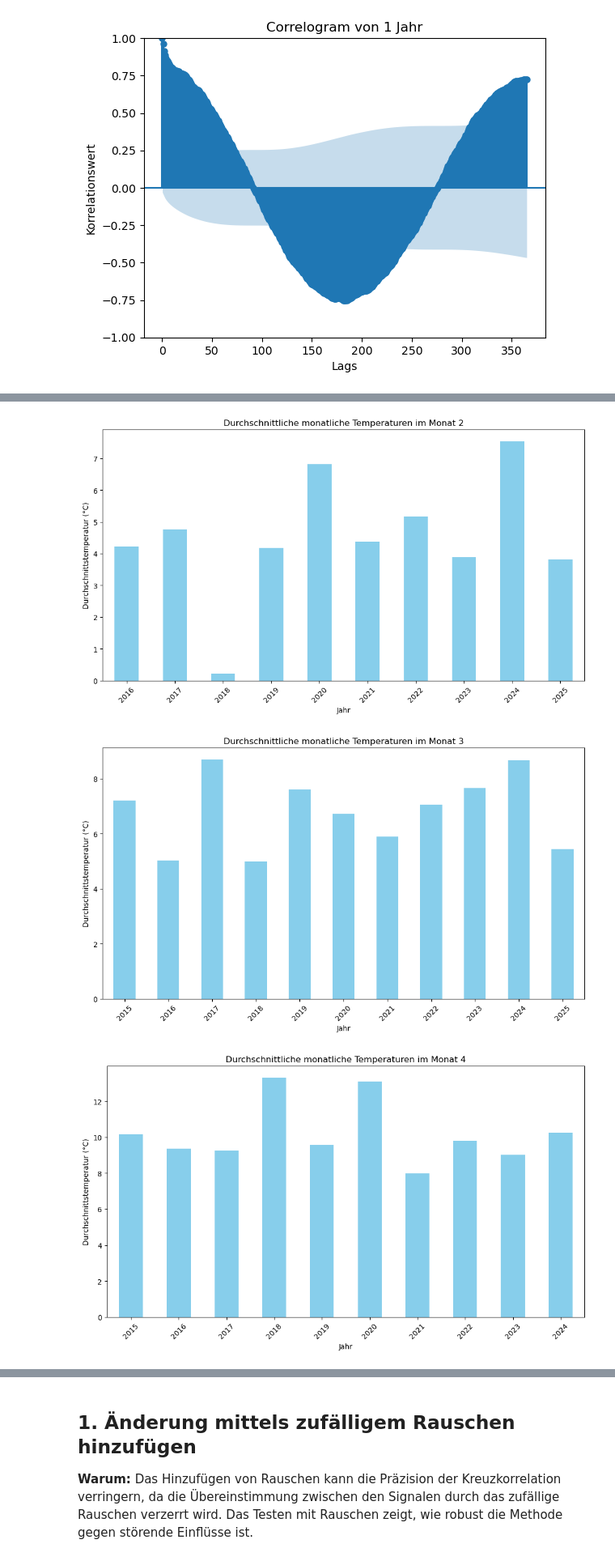
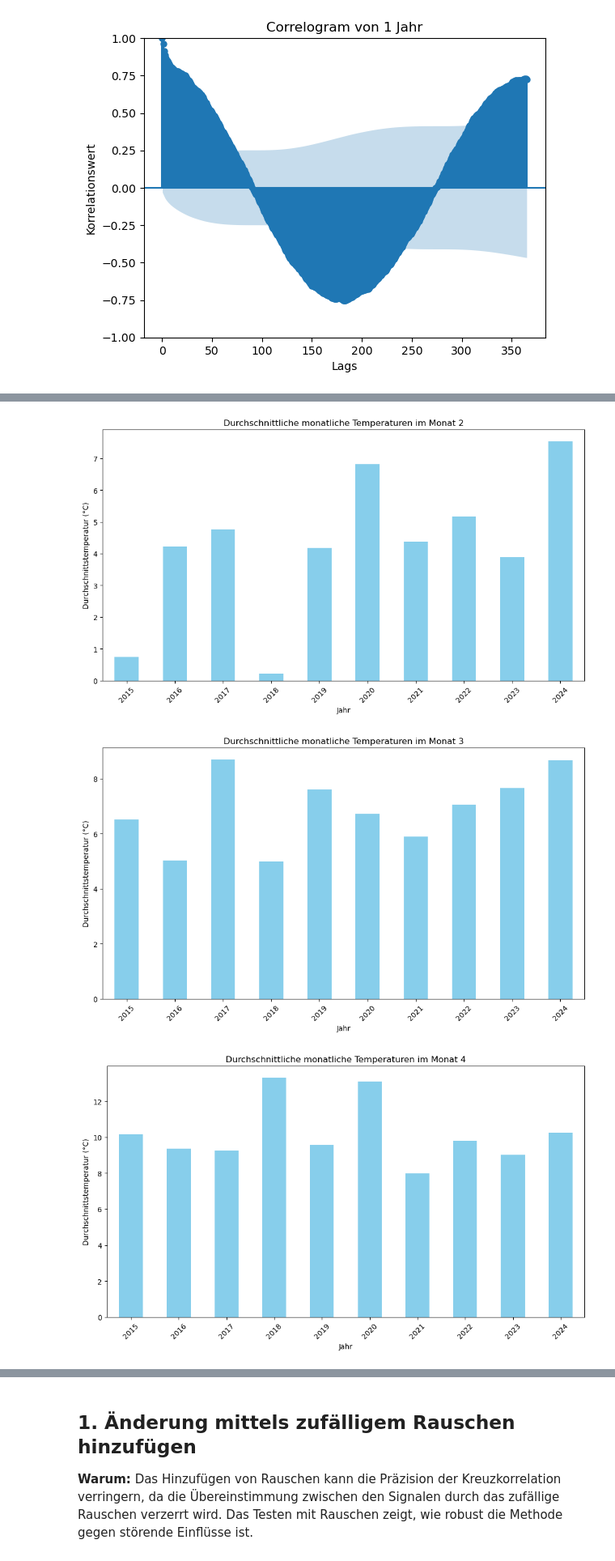
Before and after one commit to Tschoppsilas/GBSV_2025, a Jupyter notebook: MC1/MC1.ipynb, the cells around one changed output, grey strips where cells are left out. Shown at 81% size. Saved outputs shown, nothing was run; the diff lists cells and outputs as text; code cells hidden in the pictures.

```diff
--- a/MC1/MC1.ipynb
+++ b/MC1/MC1.ipynb
@@ -40,8 +41,8 @@ url = "https://archive-api.open-meteo.com/v1/archive"
 params = {
     "latitude": 47.5584,
     "longitude": 7.5733,
-    "start_date": "2015-03-09",
-    "end_date": "2025-03-09",
+    "start_date": "2015-01-01",
+    "end_date": "2024-12-31",
     "daily": "temperature_2m_mean"
 }
 responses = openmeteo.weather_api(url, params=params)
@@ -139,6 +140,7 @@ plt.show()
 [figure]
 [figure]
 # %%
+#Monatliche Durchschnittsanalyse
 daily_dataframe['date'] = pd.to_datetime(daily_dataframe['date'])  # Falls die 'date' noch nicht als Datetime vorliegt
 daily_dataframe = daily_dataframe.dropna(subset=['temperature_2m_mean'])
 
@@ -167,21 +169,4 @@ for month in range(1, 13):  # Von Januar (1) bis Dezember (12)
     plt.xticks(rotation=45)
     plt.tight_layout()
     plt.show()
-
-# Berechne den jährlichen Durchschnitt der Temperaturen über alle Monate
-yearly_avg_temp = daily_dataframe.groupby('year')['temperature_2m_mean'].mean()
-
-# Erstelle ein Plot der durchschnittlichen Temperaturen über die Jahre
-plt.figure(figsize=(10, 6))
-yearly_avg_temp.plot(kind='line', marker='o', color='orange')
-
-# Diagrammtitel und Achsentitel
-plt.title('Durchschnittstemperaturen über die Jahre')
-plt.xlabel('Jahr')
-plt.ylabel('Durchschnittstemperatur (°C)')
-
-# Achsen anpassen und Plot anzeigen
-plt.xticks(rotation=45)
-plt.tight_layout()
-plt.show()
 # %% [output]
@@ -189,5 +174,5 @@ plt.show()
-[figure, old version]
+[figure, new version]
-[figure, old version]
+[figure, new version]
 [figure]
 [figure]
 [figure]
```
Also changed, not shown: parts of 13 cells of this notebook, 2 other files.
